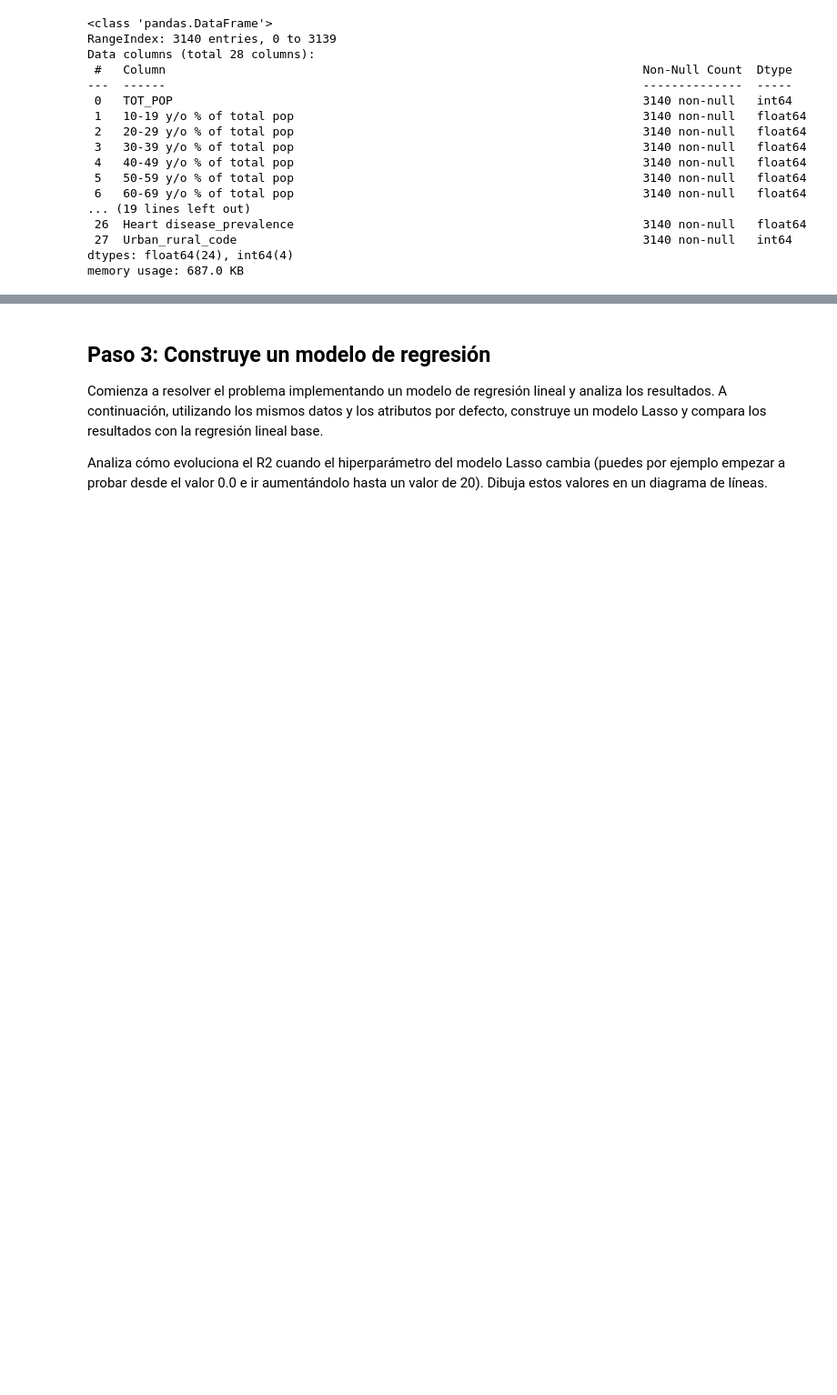
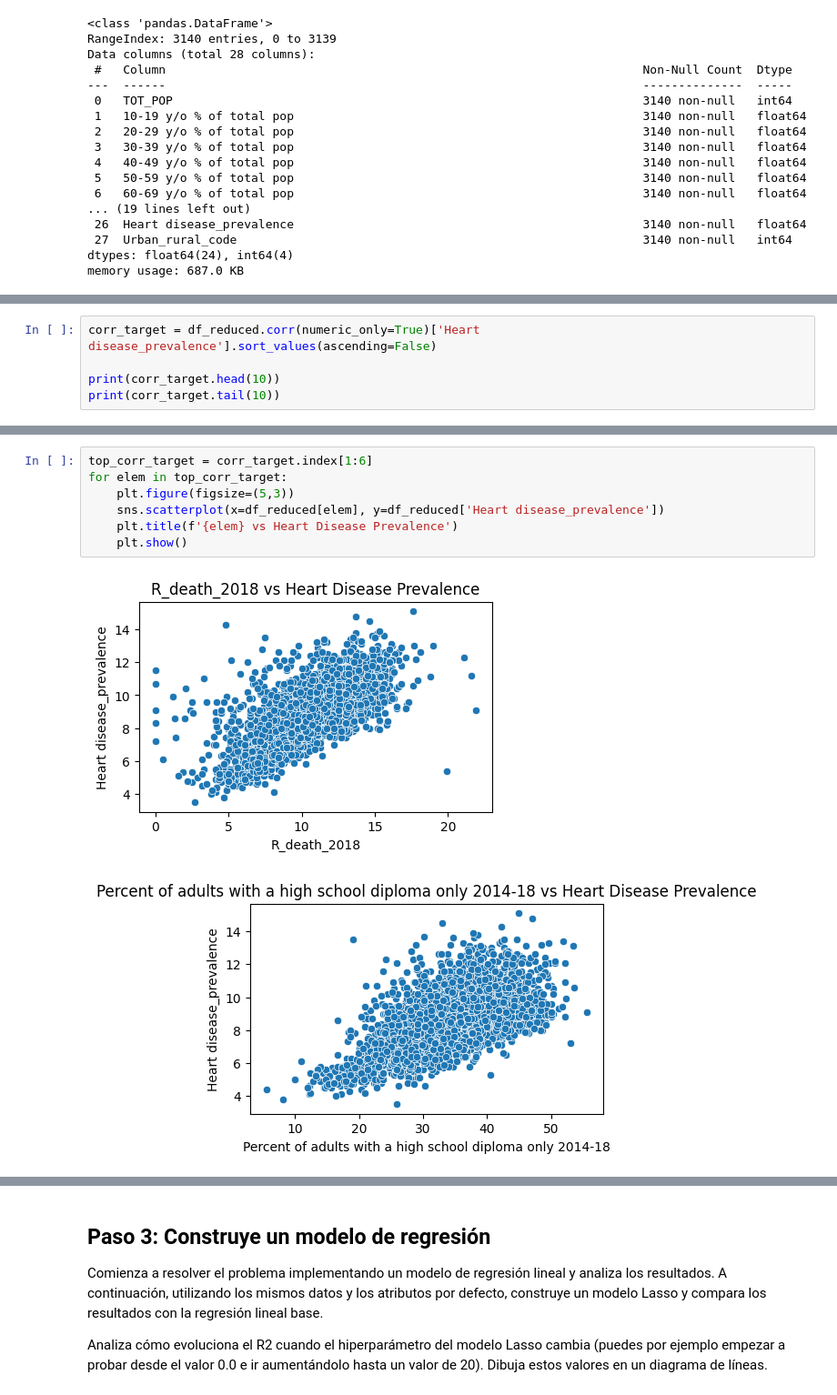
Before and after one commit to 4GeeksAcademy/ekbalam11-machine-learning, a Jupyter notebook: src/03-linear-regression-reg-demographic-health-data.ipynb, the cells around one changed output, grey strips where cells are left out. Shown at 91% size. Saved outputs shown, nothing was run; the diff lists cells and outputs as text; blank space fills up the shorter version.

```diff
--- a/src/03-linear-regression-reg-demographic-health-data.ipynb
+++ b/src/03-linear-regression-reg-demographic-health-data.ipynb
@@ -239,0 +242,5 @@ memory usage: 687.0 KB
+# %%
+corr_target = df_reduced.corr(numeric_only=True)['Heart disease_prevalence'].sort_values(ascending=False)
+
+print(corr_target.head(10))
+print(corr_target.tail(10))
@@ -239,0 +265,10 @@ memory usage: 687.0 KB
+# %%
+top_corr_target = corr_target.index[1:6]
+for elem in top_corr_target:
+    plt.figure(figsize=(5,3))
+    sns.scatterplot(x=df_reduced[elem], y=df_reduced['Heart disease_prevalence'])
+    plt.title(f'{elem} vs Heart Disease Prevalence')
+    plt.show()
+# %% [output]
+[figure, added]
+[figure, added]
```
Also changed, not shown: parts of 13 cells of this notebook.
